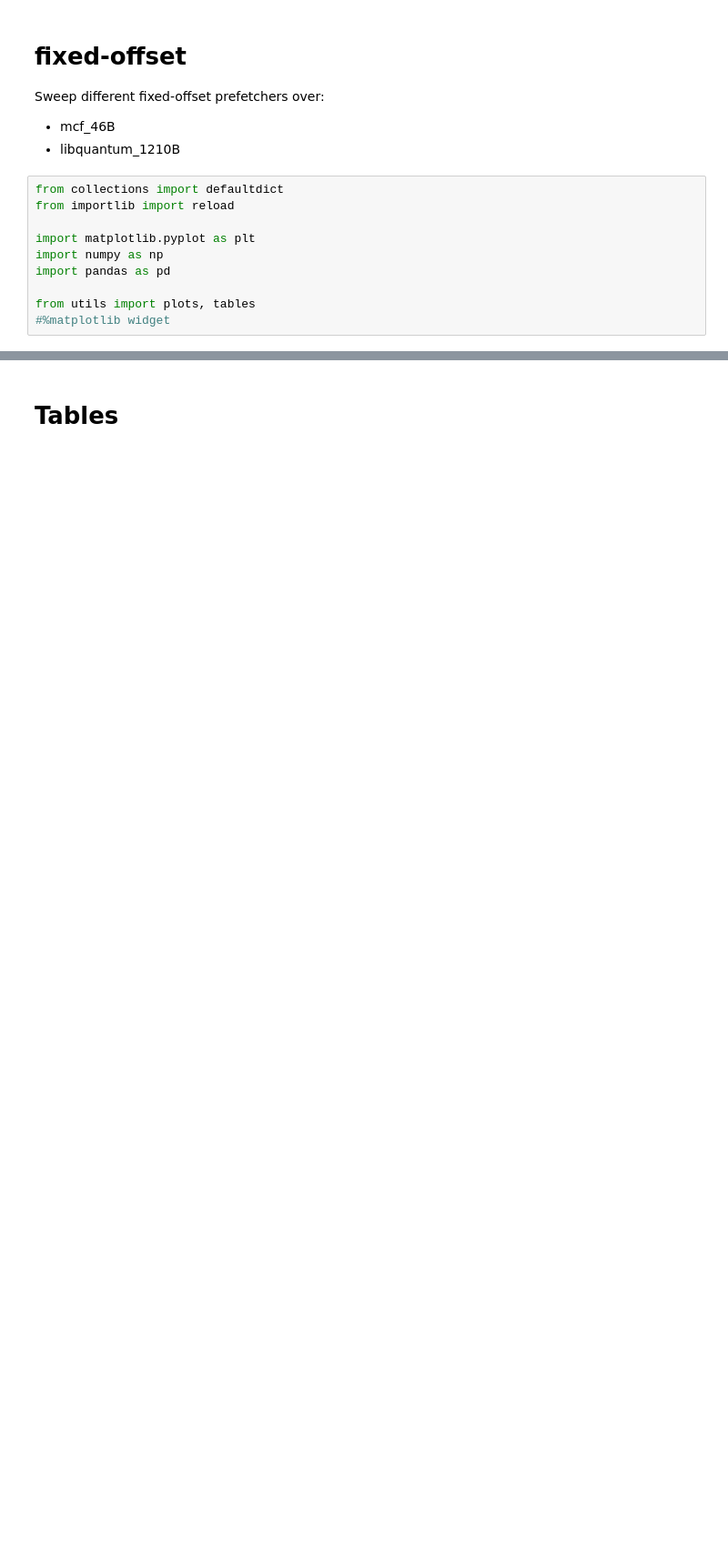
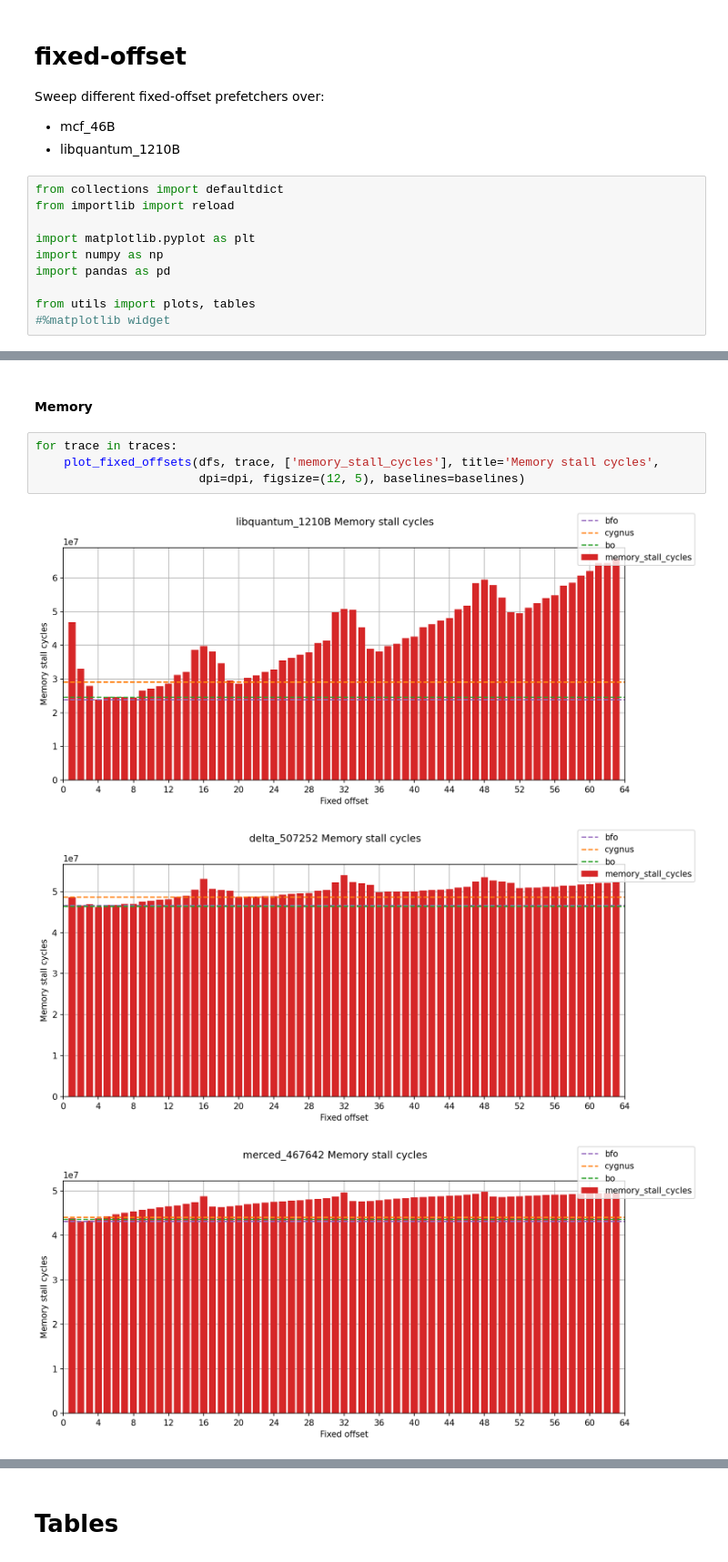
Before and after one commit to cmolder/pythia-analysis, a Jupyter notebook: fixed-offset.ipynb, the cells around one changed output, grey strips where cells are left out. Shown at 91% size. Saved outputs shown, nothing was run; the diff lists cells and outputs as text; blank space fills up the shorter version.

```diff
--- a/fixed-offset.ipynb
+++ b/fixed-offset.ipynb
@@ -152,0 +113,10 @@ for metric in metrics:
+# %% [markdown]
+#### Memory
+# %%
+for trace in traces:
+    plot_fixed_offsets(dfs, trace, ['memory_stall_cycles'], title='Memory stall cycles',
+                       dpi=dpi, figsize=(12, 5), baselines=baselines)
+# %% [output]
+[figure, added]
+[figure, added]
+[figure, added]
```
Also changed, not shown: parts of 40 cells of this notebook, 5 other files.
